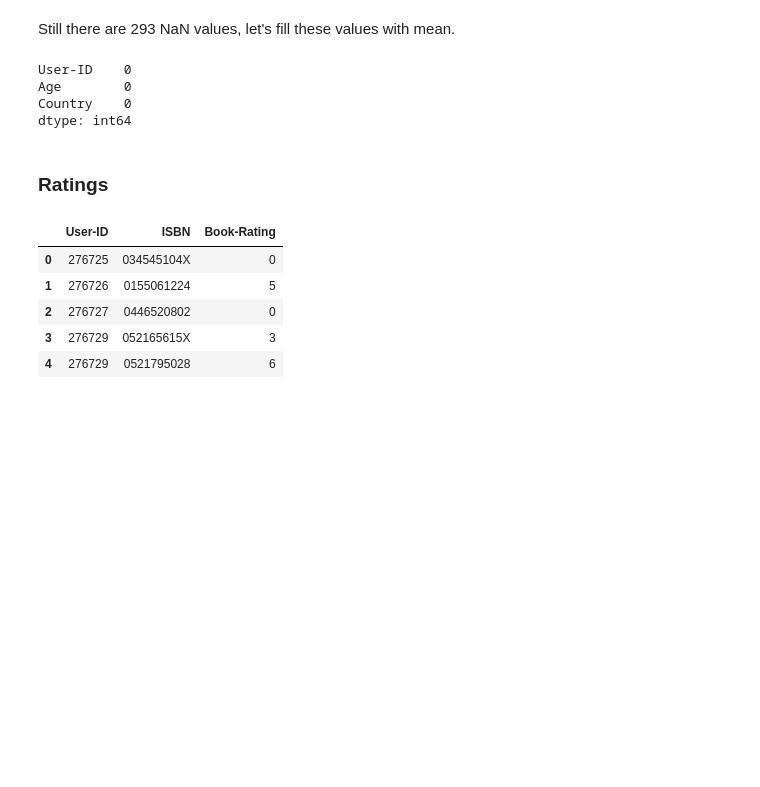
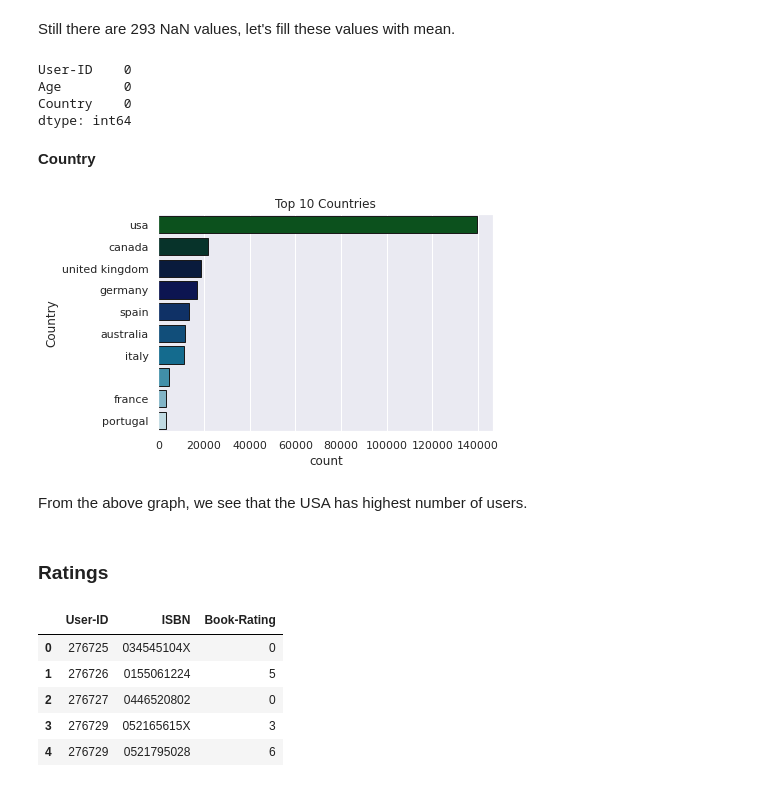
Before and after one commit to rahool010/Book-Recommendation-System, a Jupyter notebook: Book_Recommendation_System.ipynb, the cells around one changed output. Cells and saved outputs as stored; diff of their text form; code cells hidden in the pictures; blank space fills up the shorter version.

```diff
--- a/Book_Recommendation_System.ipynb
+++ b/Book_Recommendation_System.ipynb
@@ -328,6 +379,18 @@ User-ID    0
 Age        0
 Country    0
 dtype: int64
+# %% [markdown]
+**Country**
+# %%
+# plot the top 10 countries who has maximum number of users
+sns.countplot(y='Country', data=users_df, order=pd.value_counts(users_df['Country']).iloc[:10].index,
+              palette='ocean', edgecolor='k')
+plt.title('Top 10 Countries')
+plt.show()
+# %% [output]
+[figure, added]
+# %% [markdown]
+From the above graph, we see that the USA has highest number of users.
 # %% [markdown]
 ### **Ratings**
 # %%
```
Also changed, not shown: parts of 29 cells of this notebook.
